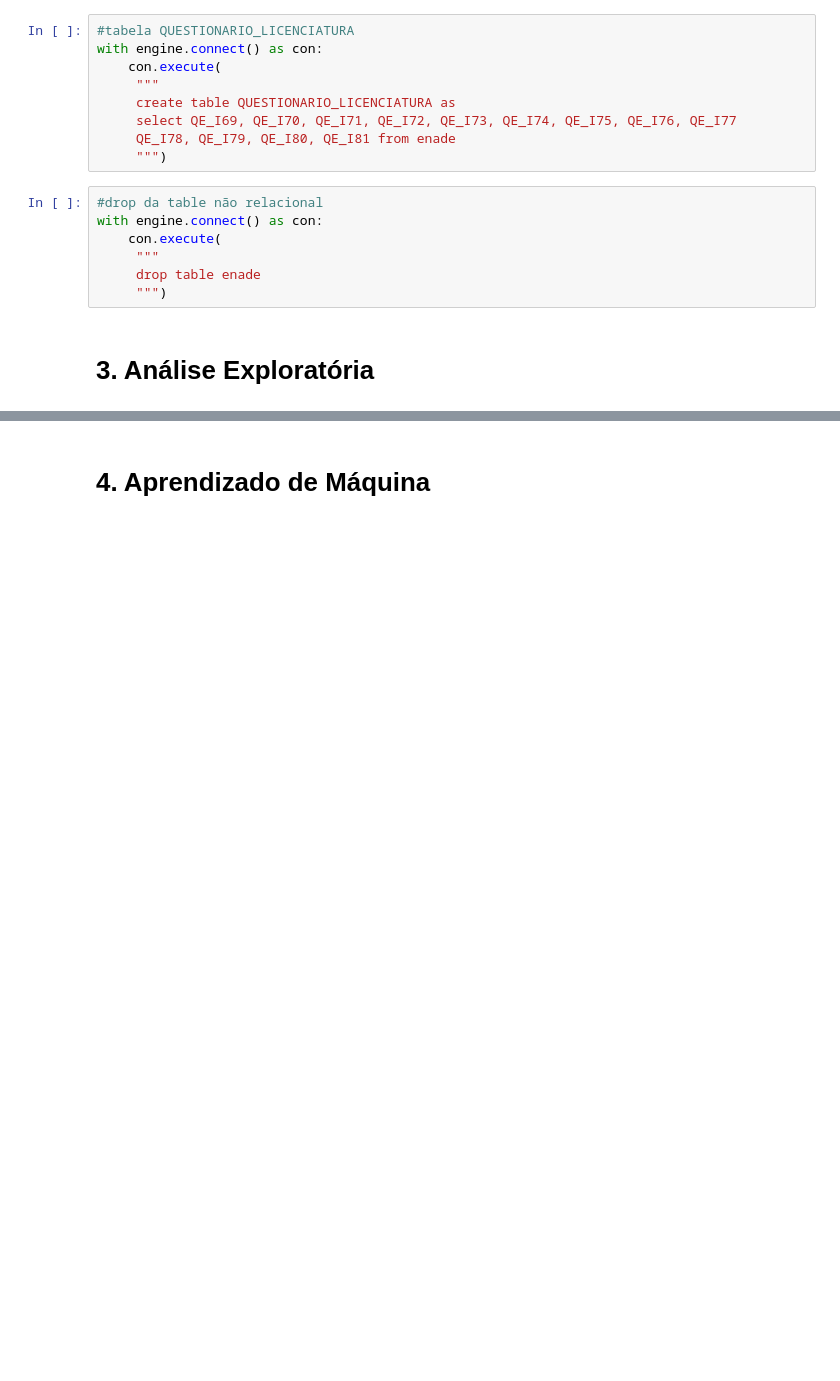
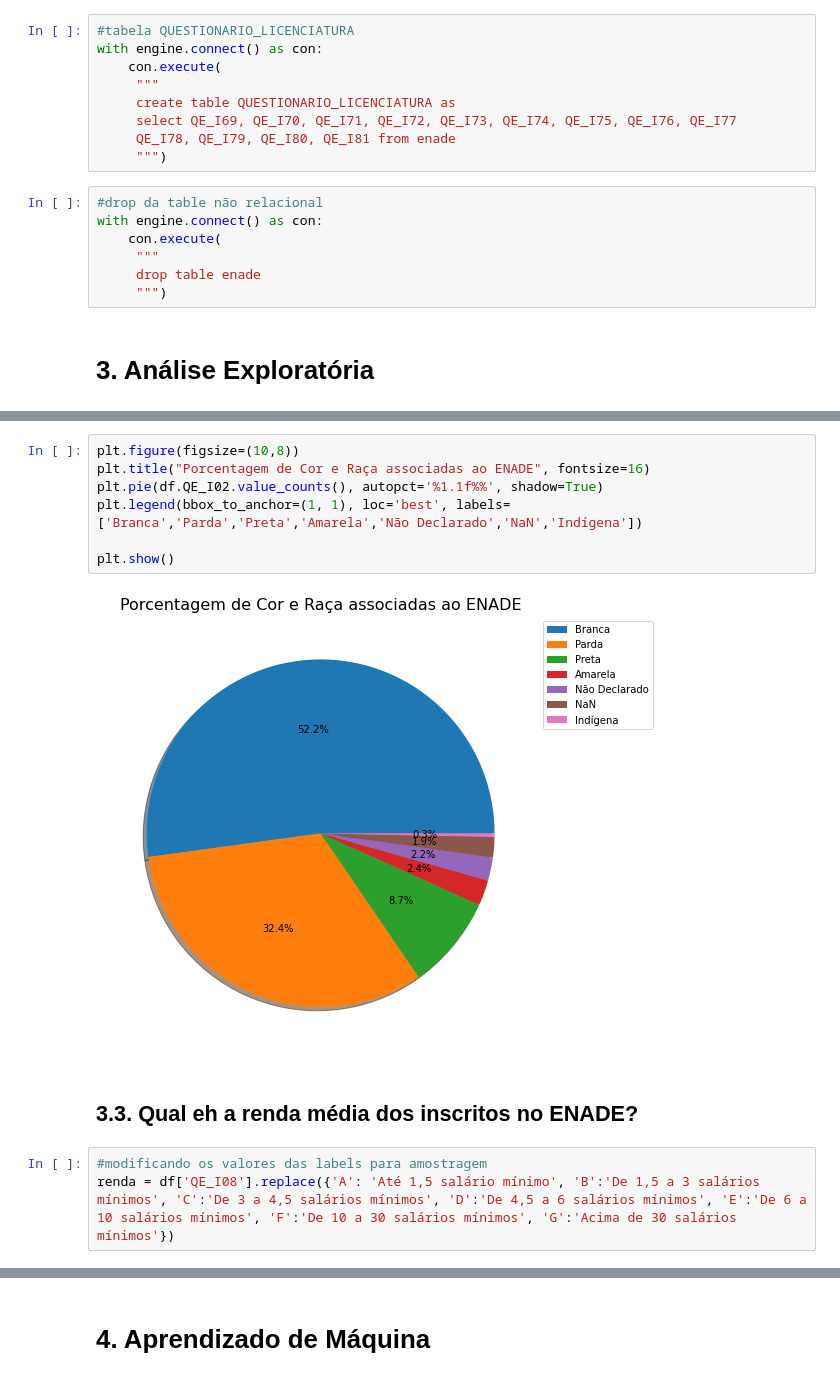
Before and after one commit to MelissapG/data-warehouse, a Jupyter notebook: prova-individual/DW-Prova_Individual.ipynb, the cells around one changed output, grey strips where cells are left out. Drawn from its saved outputs; the diff is of its cells as text; blank space fills up the shorter version.

```diff
--- a/prova-individual/DW-Prova_Individual.ipynb
+++ b/prova-individual/DW-Prova_Individual.ipynb
@@ -156,0 +193,14 @@ with engine.connect() as con:
+# %%
+plt.figure(figsize=(10,8))
+plt.title("Porcentagem de Cor e Raça associadas ao ENADE", fontsize=16)
+plt.pie(df.QE_I02.value_counts(), autopct='%1.1f%%', shadow=True)
+plt.legend(bbox_to_anchor=(1, 1), loc='best', labels=['Branca','Parda','Preta','Amarela','Não Declarado','NaN','Indígena'])
+
+plt.show()
+# %% [output]
+[figure, added]
+# %% [markdown]
+## 3.3. Qual eh a renda média dos inscritos no ENADE?
+# %%
+#modificando os valores das labels para amostragem
+renda = df['QE_I08'].replace({'A': 'Até 1,5 salário mínimo', 'B':'De 1,5 a 3 salários mínimos', 'C':'De 3 a 4,5 salários mínimos', 'D':'De 4,5 a 6 salários mínimos', 'E':'De 6 a 10 salários mínimos', 'F':'De 10 a 30 salários mínimos', 'G':'Acima de 30 salários mínimos'})
```
Also changed, not shown: parts of 15 cells of this notebook.
